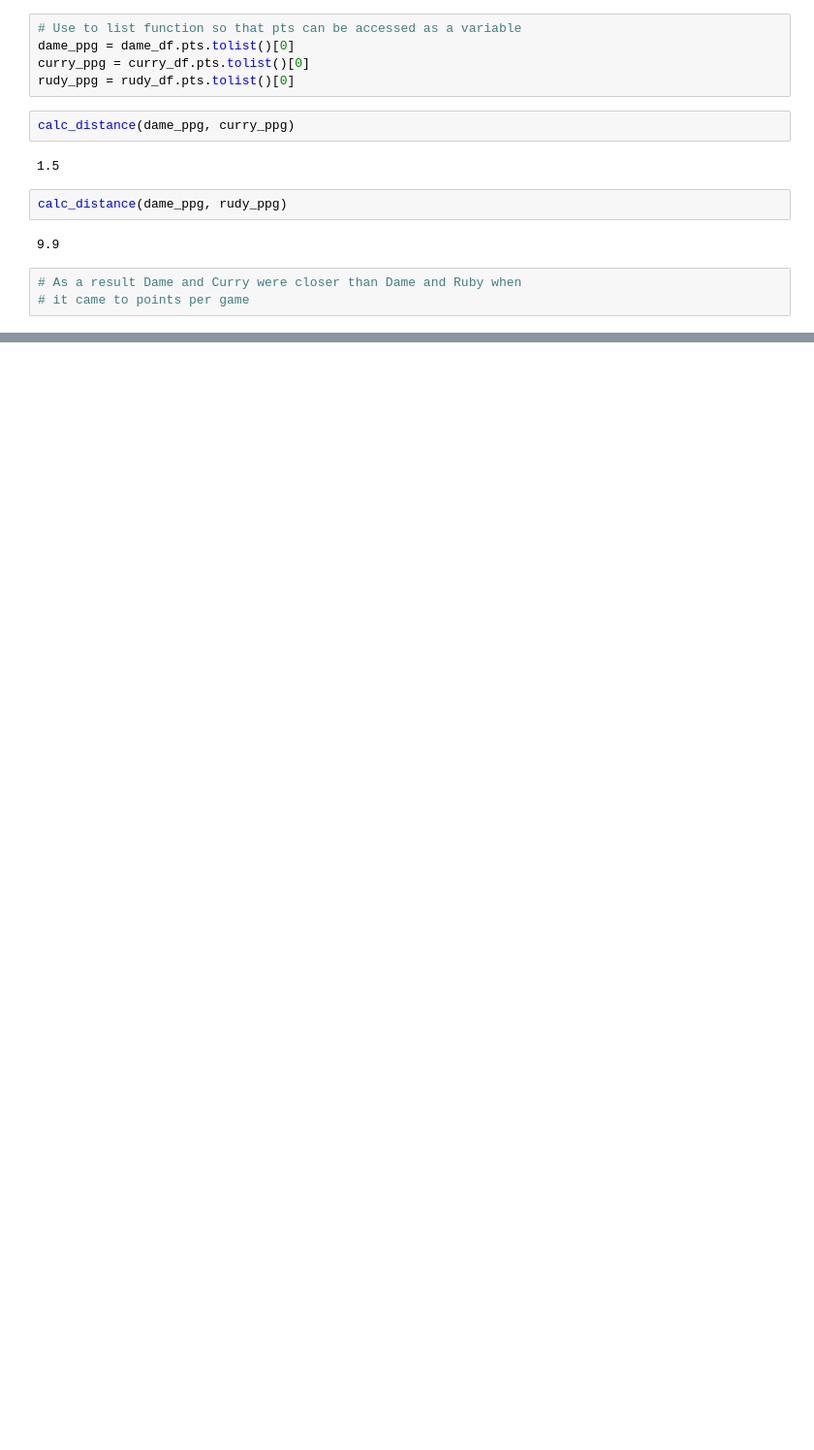
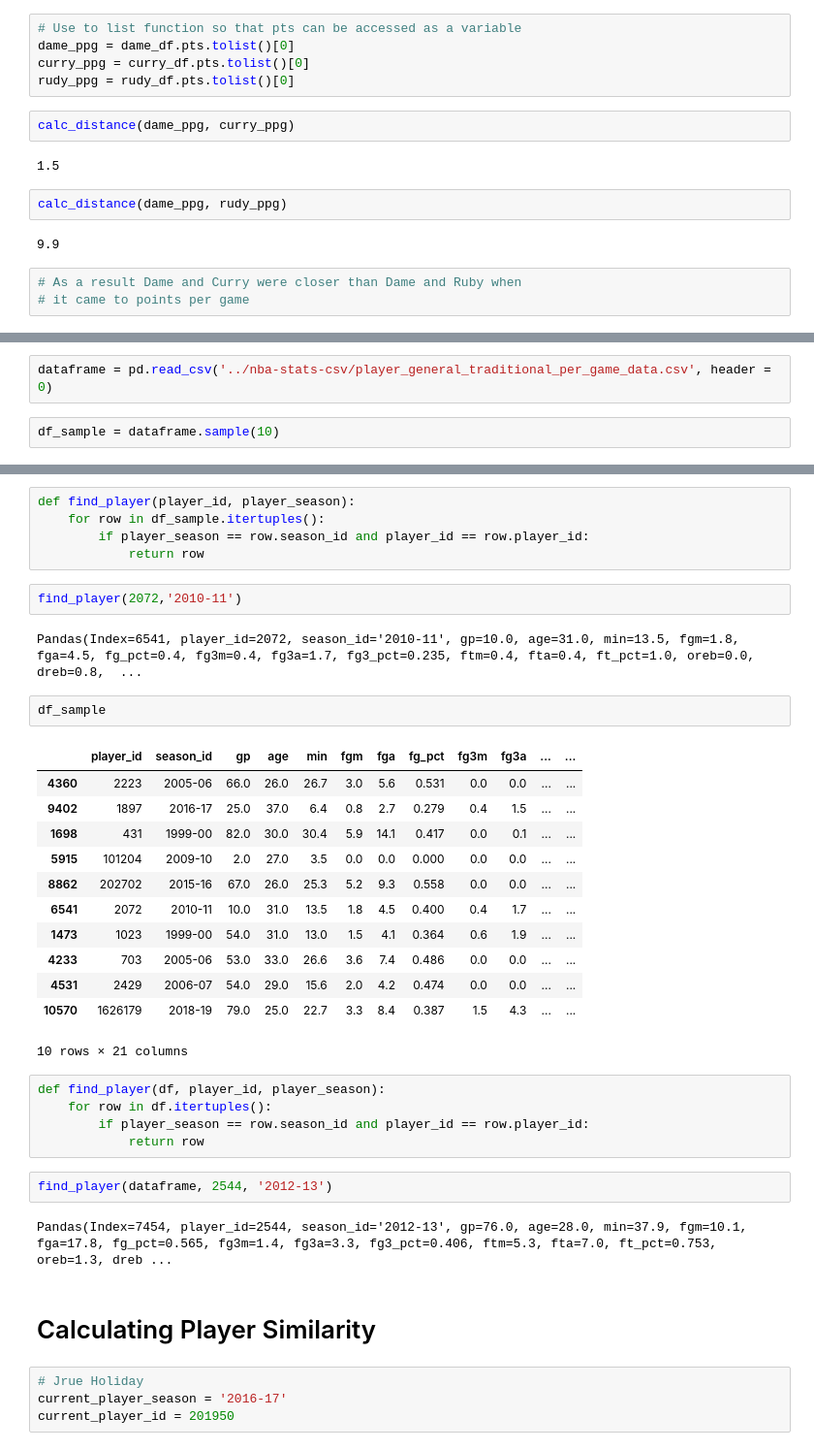
Before and after one commit to Aahash31/Nba-Fantasy-Projection-Model, a Jupyter notebook: nba_model.ipynb, the cells around one changed output, grey strips where cells are left out. Shown: that part at 97% size. Drawn from its saved outputs; the diff is of its cells as text; blank space fills up the shorter version.

```diff
--- a/nba_model.ipynb
+++ b/nba_model.ipynb
@@ -351,0 +366,4 @@ calc_distance(dame_ppg, rudy_ppg)
+# %%
+dataframe = pd.read_csv('../nba-stats-csv/player_general_traditional_per_game_data.csv', header = 0)
+# %%
+df_sample = dataframe.sample(10)
@@ -351,0 +384,39 @@ calc_distance(dame_ppg, rudy_ppg)
+# %%
+def find_player(player_id, player_season):
+    for row in df_sample.itertuples():
+        if player_season == row.season_id and player_id == row.player_id:
+            return row
+# %%
+find_player(2072,'2010-11')
+# %% [output]
+Pandas(Index=6541, player_id=2072, season_id='2010-11', gp=10.0, age=31.0, min=13.5, fgm=1.8, fga=4.5, fg_pct=0.4, fg3m=0.4, fg3a=1.7, fg3_pct=0.235, ftm=0.4, fta=0.4, ft_pct=1.0, oreb=0.0, dreb=0.8,  ...
+# %%
+df_sample
+# %% [output]
+|  | player_id | season_id | gp | age | min | fgm | fga | fg_pct | fg3m | fg3a | ... | ... |
+| 4360 | 2223 | 2005-06 | 66.0 | 26.0 | 26.7 | 3.0 | 5.6 | 0.531 | 0.0 | 0.0 | ... | ... |
+| 9402 | 1897 | 2016-17 | 25.0 | 37.0 | 6.4 | 0.8 | 2.7 | 0.279 | 0.4 | 1.5 | ... | ... |
+| 1698 | 431 | 1999-00 | 82.0 | 30.0 | 30.4 | 5.9 | 14.1 | 0.417 | 0.0 | 0.1 | ... | ... |
+| 5915 | 101204 | 2009-10 | 2.0 | 27.0 | 3.5 | 0.0 | 0.0 | 0.000 | 0.0 | 0.0 | ... | ... |
+| 8862 | 202702 | 2015-16 | 67.0 | 26.0 | 25.3 | 5.2 | 9.3 | 0.558 | 0.0 | 0.0 | ... | ... |
+| 6541 | 2072 | 2010-11 | 10.0 | 31.0 | 13.5 | 1.8 | 4.5 | 0.400 | 0.4 | 1.7 | ... | ... |
+| 1473 | 1023 | 1999-00 | 54.0 | 31.0 | 13.0 | 1.5 | 4.1 | 0.364 | 0.6 | 1.9 | ... | ... |
+| 4233 | 703 | 2005-06 | 53.0 | 33.0 | 26.6 | 3.6 | 7.4 | 0.486 | 0.0 | 0.0 | ... | ... |
+| 4531 | 2429 | 2006-07 | 54.0 | 29.0 | 15.6 | 2.0 | 4.2 | 0.474 | 0.0 | 0.0 | ... | ... |
+| 10570 | 1626179 | 2018-19 | 79.0 | 25.0 | 22.7 | 3.3 | 8.4 | 0.387 | 1.5 | 4.3 | ... | ... |
+10 rows × 21 columns
+# %%
+def find_player(df, player_id, player_season):
+    for row in df.itertuples():
+        if player_season == row.season_id and player_id == row.player_id:
+            return row
+# %%
+find_player(dataframe, 2544, '2012-13')
+# %% [output]
+Pandas(Index=7454, player_id=2544, season_id='2012-13', gp=76.0, age=28.0, min=37.9, fgm=10.1, fga=17.8, fg_pct=0.565, fg3m=1.4, fg3a=3.3, fg3_pct=0.406, ftm=5.3, fta=7.0, ft_pct=0.753, oreb=1.3, dreb ...
+# %% [markdown]
+# Calculating Player Similarity
+# %%
+# Jrue Holiday
+current_player_season = '2016-17'
+current_player_id = 201950
```
Also changed, not shown: parts of 40 cells of this notebook, 1 other file.
